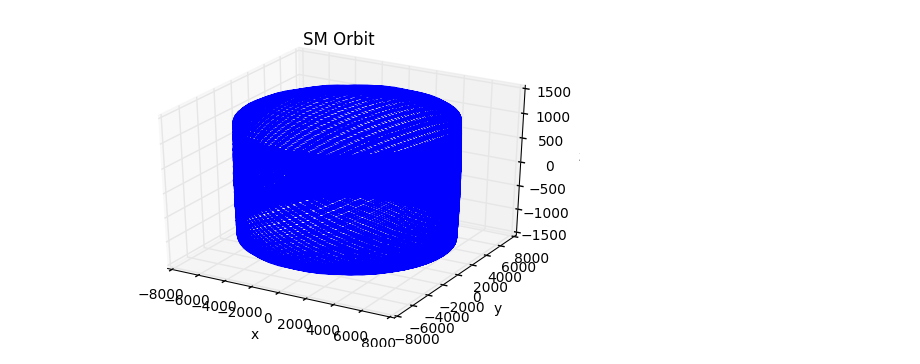
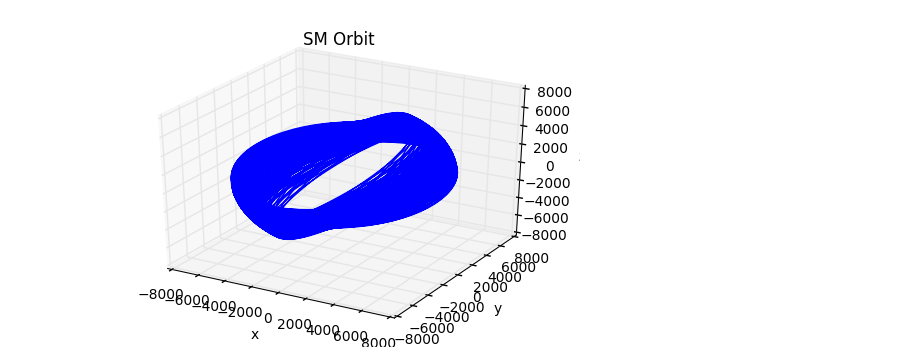
Before and after one commit to fsbr/se3-path-planner, a Jupyter notebook: modularPlanner/Working Cusp Test of Latitude.ipynb, the cells around one changed output. Drawn from its saved outputs; the diff is of its cells as text; code cells hidden in the pictures.

```diff
--- a/modularPlanner/Working Cusp Test of Latitude.ipynb
+++ b/modularPlanner/Working Cusp Test of Latitude.ipynb
@@ -14,34 +14,36 @@ earth_radius_ax = 1.5*6371 #km
 pathname = '../../data-se3-path-planner/yearData/cuspCrossings2019/'
 sys.path.append(pathname)
 # %%
-df = pd.read_csv(pathname+'zero_year.csv')
-# df = pd.read_csv(pathname+'65_year.csv')
+# df = pd.read_csv(pathname+'zero_year.csv')
+df = pd.read_csv(pathname+'65_year.csv')
+# df = pd.read_csv(pathname+'jan65.csv')
+# df = pd.read_csv(pathname+'Jan80.csv')
 GMAT_MJD_OFFSET = 29999.5
 t = df['DefaultSC.A1ModJulian'] + GMAT_MJD_OFFSET
 x = df['DefaultSC.gse.X']
 y = df['DefaultSC.gse.Y']
 z = df['DefaultSC.gse.Z']
 
 spacecraft = coord.Coords([[i,j,k] for i,j,k in zip(x,y,z)], 'GSE', 'car')
 spacecraft.ticks = Ticktock(t,'MJD')
 spacecraft = spacecraft.convert('SM','car')
 points = 10000
 # this figure validates what I already expected
 fig = plt.figure()
 ax = fig.add_subplot(111,projection='3d')
 ax.plot(spacecraft.x[:points],spacecraft.y[:points],spacecraft.z[:points])
 plt.title('SM Orbit')
 ax.set_xlabel('x')
 ax.set_ylabel('y')
 ax.set_zlabel('z')
 plt.show()
 
 # okay i've looked at a couple of orbits from the GSE point of view and
 # i now think that it's okay for a zero inclined orbit WRT to the earth
 # equator to be inclined WRT to the ecliptic, but like holy moley
 # these orbits are confusing sometimes.
 # %% [output]
-[figure, old version]
+[figure, new version]
 # %%
 # goal, plot PHI on the same plot
 xc,yc,zc = tsyg.orbitalCuspLocation(spacecraft,t)
```
Also changed, not shown: parts of 6 cells of this notebook, 2 other files.
